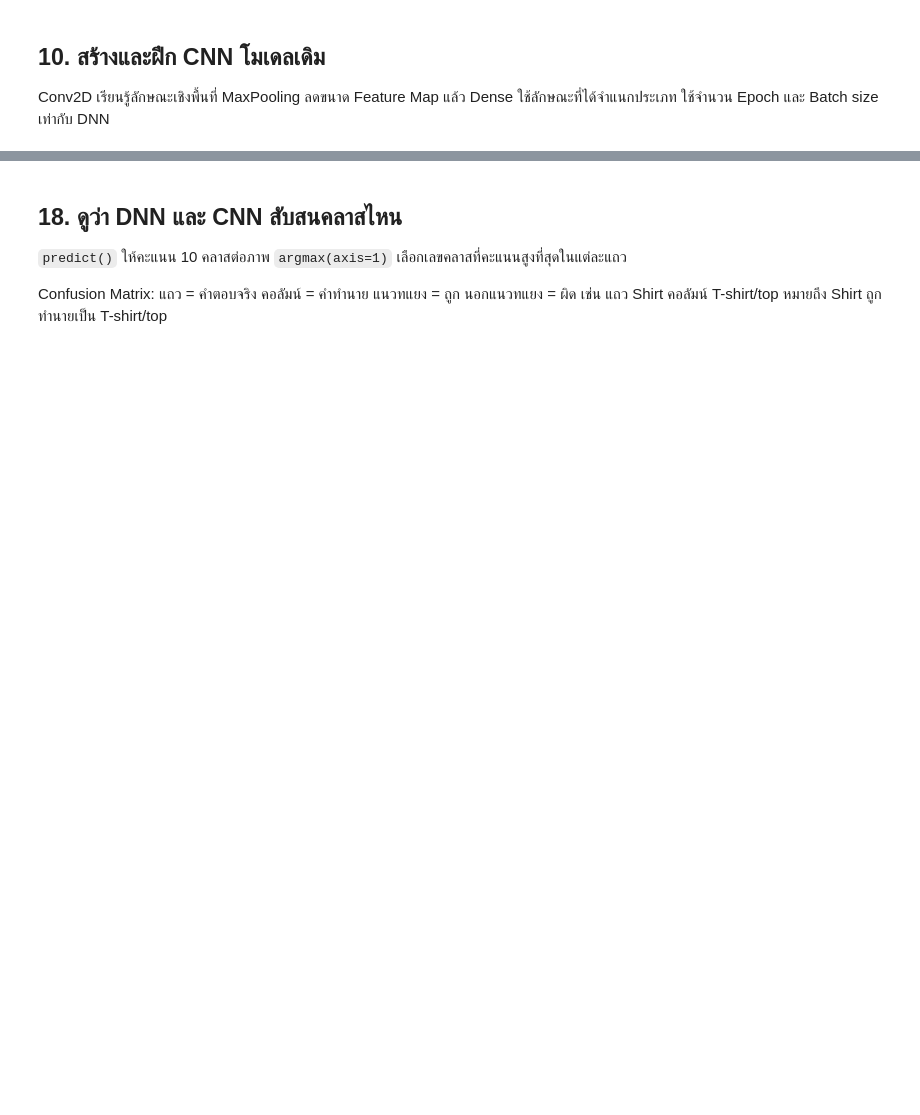
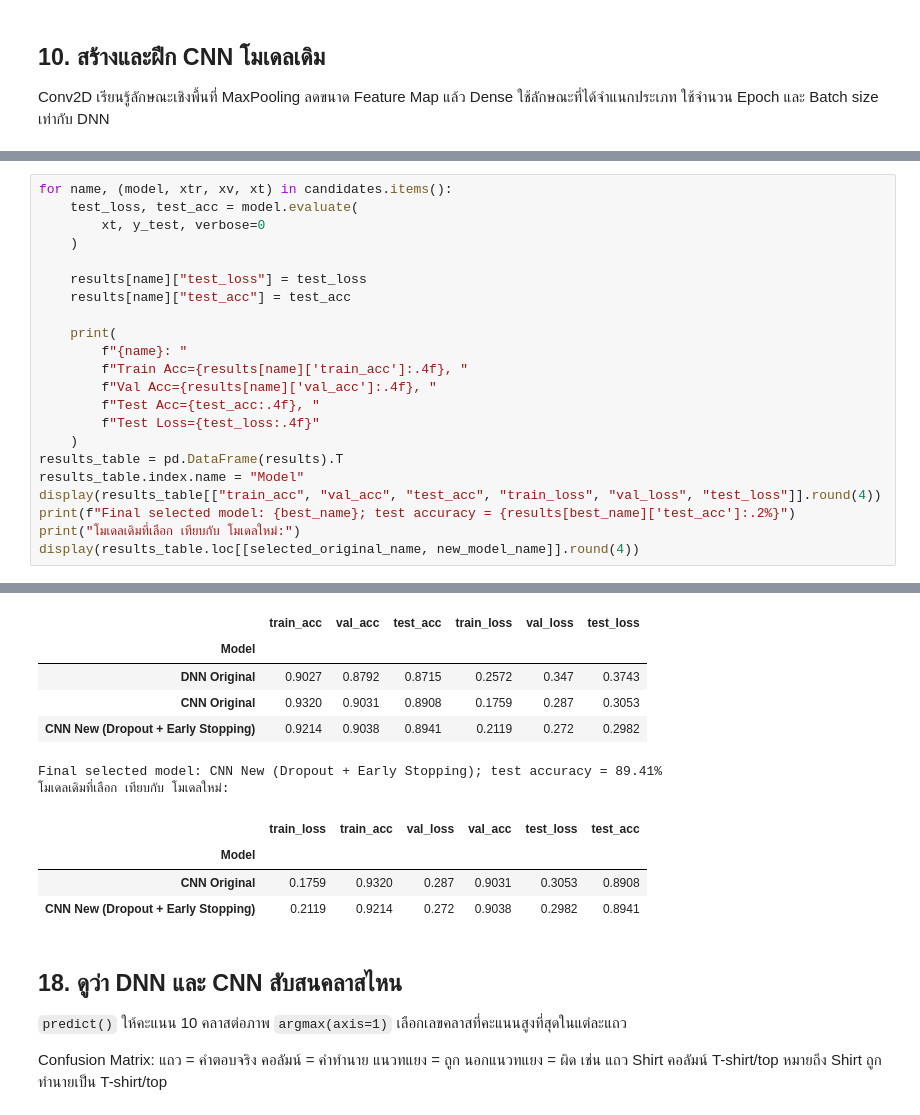
Before and after one commit to patcharaponkaewnil90-hash/deep-learning, a Jupyter notebook: ProExam01.ipynb, the cells around one changed output, grey strips where cells are left out. Cells and saved outputs as stored; diff of their text form; blank space fills up the shorter version.

```diff
--- a/ProExam01.ipynb
+++ b/ProExam01.ipynb
@@ -361,0 +588,23 @@ display(pd.DataFrame({
+# %%
+for name, (model, xtr, xv, xt) in candidates.items():
+    test_loss, test_acc = model.evaluate(
+        xt, y_test, verbose=0
+    )
+
+    results[name]["test_loss"] = test_loss
+    results[name]["test_acc"] = test_acc
+
+    print(
+        f"{name}: "
+        f"Train Acc={results[name]['train_acc']:.4f}, "
+        f"Val Acc={results[name]['val_acc']:.4f}, "
+        f"Test Acc={test_acc:.4f}, "
+        f"Test Loss={test_loss:.4f}"
+    )
+results_table = pd.DataFrame(results).T
+results_table.index.name = "Model"
+display(results_table[["train_acc", "val_acc", "test_acc", "train_loss", "val_loss", "test_loss"]].round(4))
+print(f"Final selected model: {best_name}; test accuracy = {results[best_name]['test_acc']:.2%}")
+print("โมเดลเดิมที่เลือก เทียบกับ โมเดลใหม่:")
+display(results_table.loc[[selected_original_name, new_model_name]].round(4))
+# %% [output]
@@ -362,3 +614,14 @@ display(pd.DataFrame({
+|  | train_acc | val_acc | test_acc | train_loss | val_loss | test_loss |
+| Model |  |  |  |  |  |  |
+| DNN Original | 0.9027 | 0.8792 | 0.8715 | 0.2572 | 0.347 | 0.3743 |
+| CNN Original | 0.9320 | 0.9031 | 0.8908 | 0.1759 | 0.287 | 0.3053 |
+| CNN New (Dropout + Early Stopping) | 0.9214 | 0.9038 | 0.8941 | 0.2119 | 0.272 | 0.2982 |
+Final selected model: CNN New (Dropout + Early Stopping); test accuracy = 89.41%
+โมเดลเดิมที่เลือก เทียบกับ โมเดลใหม่:
+|  | train_loss | train_acc | val_loss | val_acc | test_loss | test_acc |
+| Model |  |  |  |  |  |  |
+| CNN Original | 0.1759 | 0.9320 | 0.287 | 0.9031 | 0.3053 | 0.8908 |
+| CNN New (Dropout + Early Stopping) | 0.2119 | 0.9214 | 0.272 | 0.9038 | 0.2982 | 0.8941 |
 # %% [markdown]
 ## 18. ดูว่า DNN และ CNN สับสนคลาสไหน
 `predict()` ให้คะแนน 10 คลาสต่อภาพ `argmax(axis=1)` เลือกเลขคลาสที่คะแนนสูงที่สุดในแต่ละแถว
```
Also changed, not shown: parts of 52 cells of this notebook.
